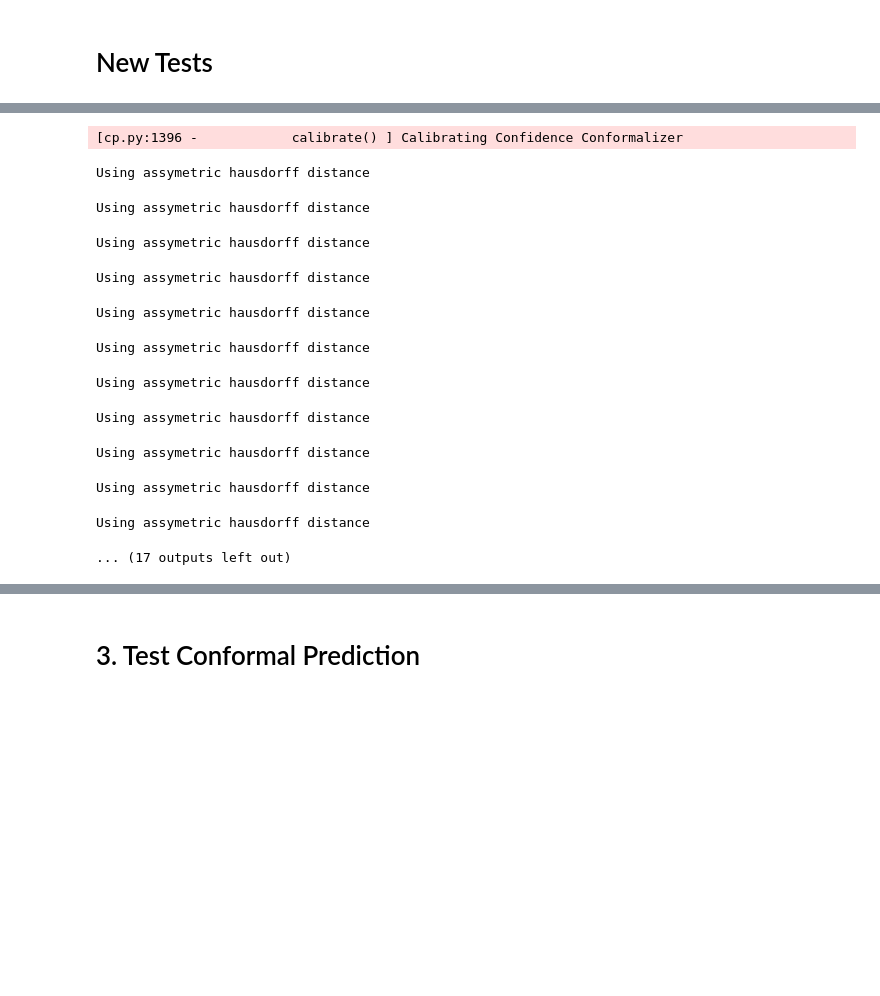
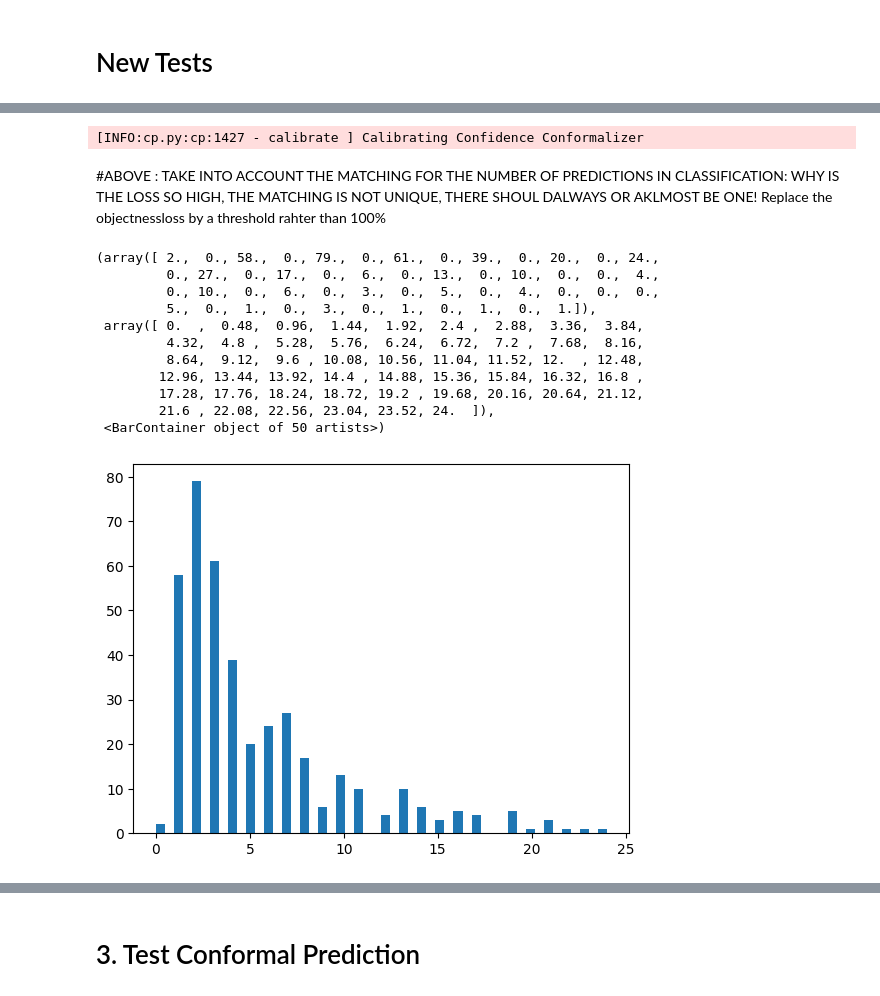
Before and after one commit to leoandeol/cods, a Jupyter notebook: notebooks/(OD-new) 1 - Introduction to Conformal Object Detection copy.ipynb, the cells around one changed output, grey strips where cells are left out. Drawn from its saved outputs; the diff is of its cells as text; code cells hidden in the pictures; blank space fills up the shorter version.

```diff
--- a/notebooks/(OD-new) 1 - Introduction to Conformal Object Detection copy.ipynb
+++ b/notebooks/(OD-new) 1 - Introduction to Conformal Object Detection copy.ipynb
@@ -83,7 +83,7 @@ preds_cal = detr.build_predictions(
     batch_size=12,
     collate_fn=data._collate_fn,
     shuffle=False,
-    force_recompute=True,
+    force_recompute=False,
 )
 preds_val = detr.build_predictions(
     data_val,
@@ -92,6 +92,6 @@ preds_val = detr.build_predictions(
     batch_size=12,
     collate_fn=data._collate_fn,
     shuffle=False,
-    force_recompute=True,
+    force_recompute=False,
 )
 # %% [output]
@@ -124,22 +122,10 @@ conf = ODConformalizer(
 # %%
-# TODO(leo): we can replace this by anything, doesn't even need a guarantee
+# TODO(leo): we can replace this by anything, doesn't even need a guarantee (confidence)
 conf.calibrate(
     preds_cal,
-    alpha_confidence=0.03,
+    alpha_confidence=0.01,
     alpha_localization=0.05,
     alpha_classification=0.05,
 )
 # %% [output]
-[cp.py:1396 -            calibrate() ] Calibrating Confidence Conformalizer
+[INFO:cp.py:cp:1427 - calibrate ] Calibrating Confidence Conformalizer
-Using assymetric hausdorff distance
-Using assymetric hausdorff distance
-Using assymetric hausdorff distance
-Using assymetric hausdorff distance
-Using assymetric hausdorff distance
-Using assymetric hausdorff distance
-Using assymetric hausdorff distance
-Using assymetric hausdorff distance
-Using assymetric hausdorff distance
-Using assymetric hausdorff distance
-Using assymetric hausdorff distance
-... (17 outputs left out)
@@ -147,0 +132,27 @@ Bugged computation of losses, it's basically almost zero
+# %% [markdown]
+#ABOVE : TAKE INTO ACCOUNT THE MATCHING FOR THE NUMBER OF PREDICTIONS IN CLASSIFICATION:
+WHY IS THE LOSS SO HIGH, THE MATCHING IS NOT UNIQUE, THERE SHOUL DALWAYS OR AKLMOST BE ONE!
+Replace the objectnessloss by a threshold rahter than 100%
+# %%
+conf_boxes = [
+    pred_boxes[conf >= preds_cal.confidence_threshold]
+    for conf, pred_boxes in zip(preds_cal.confidence, preds_cal.pred_boxes)
+]
+# %%
+import matplotlib.pyplot as plt
+
+lengths = [len(boxes) for boxes in conf_boxes]
+plt.hist(lengths, bins=50)
+# %% [output]
+(array([ 2.,  0., 58.,  0., 79.,  0., 61.,  0., 39.,  0., 20.,  0., 24.,
+         0., 27.,  0., 17.,  0.,  6.,  0., 13.,  0., 10.,  0.,  0.,  4.,
+         0., 10.,  0.,  6.,  0.,  3.,  0.,  5.,  0.,  4.,  0.,  0.,  0.,
+         5.,  0.,  1.,  0.,  3.,  0.,  1.,  0.,  1.,  0.,  1.]),
+ array([ 0.  ,  0.48,  0.96,  1.44,  1.92,  2.4 ,  2.88,  3.36,  3.84,
+         4.32,  4.8 ,  5.28,  5.76,  6.24,  6.72,  7.2 ,  7.68,  8.16,
+         8.64,  9.12,  9.6 , 10.08, 10.56, 11.04, 11.52, 12.  , 12.48,
+        12.96, 13.44, 13.92, 14.4 , 14.88, 15.36, 15.84, 16.32, 16.8 ,
+        17.28, 17.76, 18.24, 18.72, 19.2 , 19.68, 20.16, 20.64, 21.12,
+        21.6 , 22.08, 22.56, 23.04, 23.52, 24.  ]),
+ <BarContainer object of 50 artists>)
+[figure, added]
```
Also changed, not shown: parts of 15 cells of this notebook, 3 other files.
